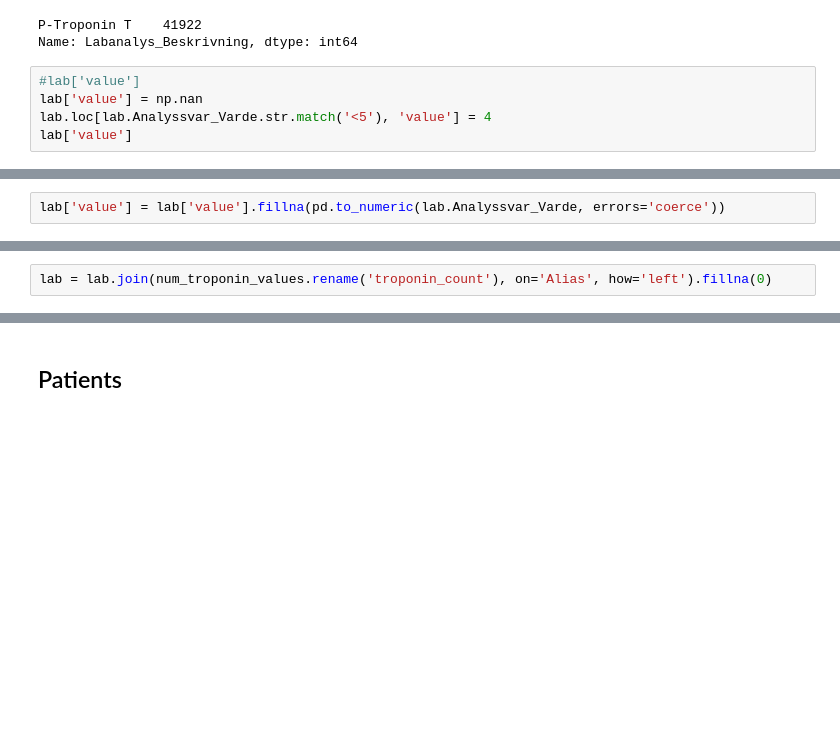
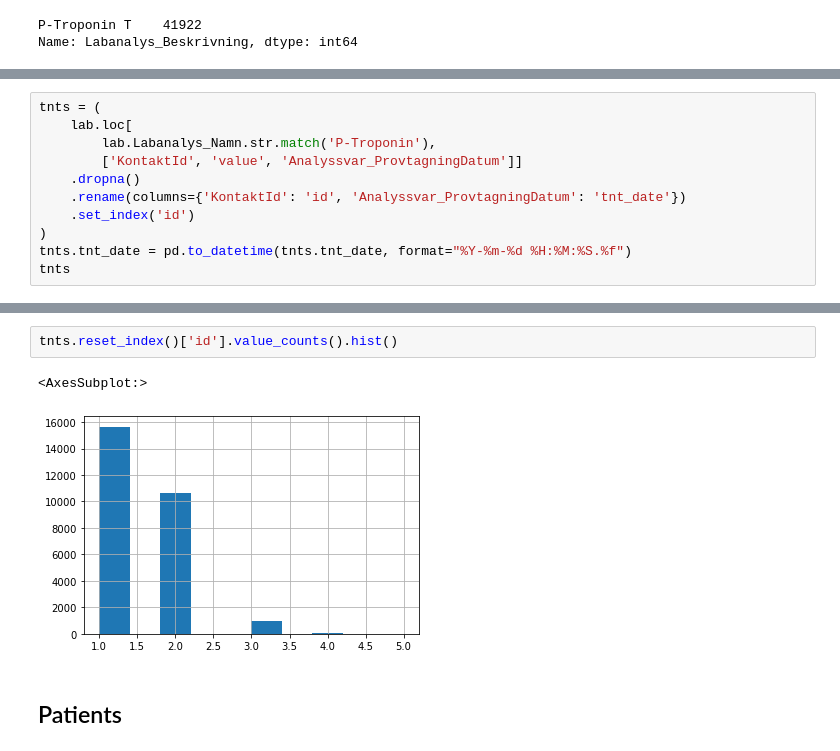
Before and after one commit to Tipulidae/mim, a Jupyter notebook: notebooks/esc_trop.ipynb, the cells around one changed output, grey strips where cells are left out. Drawn from its saved outputs; the diff is of its cells as text; blank space fills up the shorter version.

```diff
--- a/notebooks/esc_trop.ipynb
+++ b/notebooks/esc_trop.ipynb
@@ -311,8 +327,3 @@ lab[lab.Labanalys_Namn.str.match('.*Troponin.*', case=False)].Labanalys_Beskrivn
 # %% [output]
 P-Troponin T    41922
 Name: Labanalys_Beskrivning, dtype: int64
-# %%
-#lab['value']
-lab['value'] = np.nan
-lab.loc[lab.Analyssvar_Varde.str.match('<5'), 'value'] = 4
-lab['value']
@@ -332,2 +329,0 @@ Name: value, Length: 601763, dtype: float64
-# %%
-lab['value'] = lab['value'].fillna(pd.to_numeric(lab.Analyssvar_Varde, errors='coerce'))
@@ -336,2 +329,0 @@ num_troponin_values = lab.loc[lab.Labanalys_Namn.str.match('P-Troponin')].dropna
-# %%
-lab = lab.join(num_troponin_values.rename('troponin_count'), on='Alias', how='left').fillna(0)
@@ -397,0 +330,11 @@ len(lab.Alias.unique())
+# %%
+tnts = (
+    lab.loc[
+        lab.Labanalys_Namn.str.match('P-Troponin'),
+        ['KontaktId', 'value', 'Analyssvar_ProvtagningDatum']]
+    .dropna()
+    .rename(columns={'KontaktId': 'id', 'Analyssvar_ProvtagningDatum': 'tnt_date'})
+    .set_index('id')
+)
+tnts.tnt_date = pd.to_datetime(tnts.tnt_date, format="%Y-%m-%d %H:%M:%S.%f")
+tnts
@@ -398,3 +356,8 @@ len(lab.Alias.unique())
+# %%
+tnts.reset_index()['id'].value_counts().hist()
+# %% [output]
+<AxesSubplot:>
+[figure, added]
 # %% [markdown]
 ## Patients
 # %%
```
Also changed, not shown: parts of 29 cells of this notebook.
